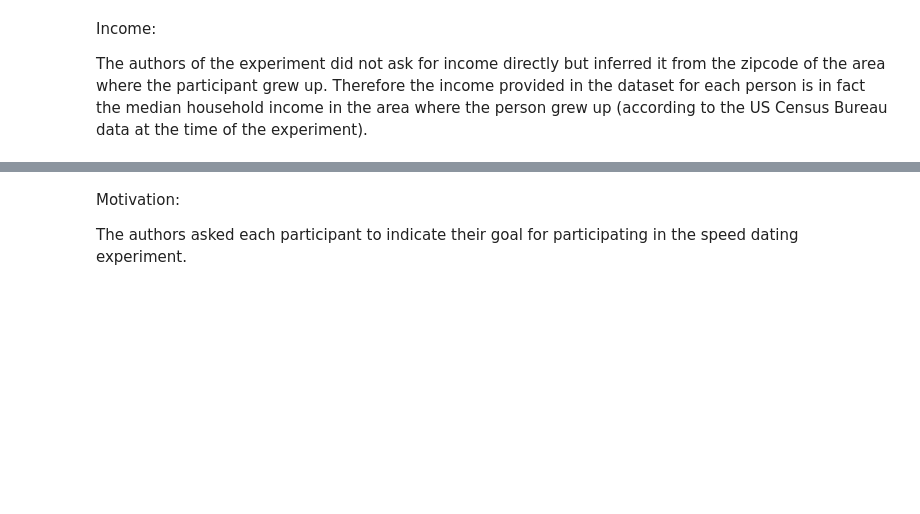
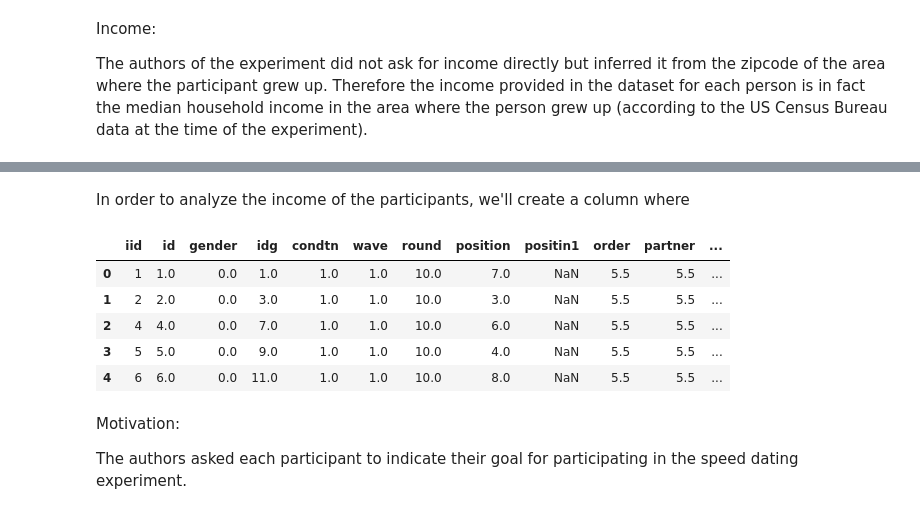
Before and after one commit to YuliyaSheichenka/Certification_Bloc_2, a Jupyter notebook: 01-Project_speed_dating_views_evolution.ipynb, the cells around one changed output, grey strips where cells are left out. Drawn from its saved outputs; the diff is of its cells as text; code cells hidden in the pictures; blank space fills up the shorter version.

```diff
--- a/01-Project_speed_dating_views_evolution.ipynb
+++ b/01-Project_speed_dating_views_evolution.ipynb
@@ -1167,0 +856,2 @@ df_iid["income"].unique
+# %%
+df_income['income'] = df_income['income'].astype(float)
@@ -1167,0 +867,2 @@ df_iid["income"].unique
+# %%
+df_income_iid = df_income.groupby("iid").mean(numeric_only=True).reset_index(drop=False)
@@ -1167,0 +923,3 @@ df_iid["income"].unique
+# %%
+df_income_iid["gender_name"] = df_income_iid['gender'].apply(lambda x: "Male" if x==1 else "Female")
+df_income_iid[['iid', 'gender', 'gender_name', 'income']].head()
@@ -1167,0 +954,32 @@ df_iid["income"].unique
+# %% [markdown]
+In order to analyze the income of the participants, we'll create a column where
+# %%
+df_income_iid['income_category'] = df_income_iid["income"].apply(lambda x: "Less than 10 000" if x<10000
+                                                    else "10 000 to 15 000" if x>=10000 and x<15000
+                                                    else "15 000 to 20 000" if x>=15000 and x<20000
+                                                    else "20 000 to 25 000" if x>=20000 and x<25000
+                                                    else "25 000 to 30 000" if x>=25000 and x<30000
+                                                    else "30 000 to 35 000" if x>=30000 and x<35000
+                                                    else "35 000 to 40 000" if x>=35000 and x<40000
+                                                    else "40 000 to 45 000" if x>=40000 and x<45000
+                                                    else "45 000 to 50 000" if x>=45000 and x<50000
+                                                    else "50 000 to 55 000" if x>=50000 and x<55000
+                                                    else "55 000 to 60 000" if x>=55000 and x<60000
+                                                    else "60 000 to 65 000" if x>=60000 and x<65000
+                                                    else "65 000 to 70 000" if x>=65000 and x<70000
+                                                    else "70 000 to 75 000" if x>=70000 and x<75000
+                                                    else "75 000 to 80 000" if x>=75000 and x<80000
+                                                    else "80 000 to 85 000" if x>=80000 and x<85000
+                                                    else "85 000 to 90 000" if x>=85000 and x<90000
+                                                    else "90 000 to 95 000" if x>=90000 and x<95000
+                                                    else "95 000 to 100 000" if x>=95000 and x<10000
+                                                    else "More than 100 000")
+# %%
+df_income_iid.head()
+# %% [output]
+|  | iid | id | gender | idg | condtn | wave | round | position | positin1 | order | partner | ... |
+| 0 | 1 | 1.0 | 0.0 | 1.0 | 1.0 | 1.0 | 10.0 | 7.0 | NaN | 5.5 | 5.5 | ... |
+| 1 | 2 | 2.0 | 0.0 | 3.0 | 1.0 | 1.0 | 10.0 | 3.0 | NaN | 5.5 | 5.5 | ... |
+| 2 | 4 | 4.0 | 0.0 | 7.0 | 1.0 | 1.0 | 10.0 | 6.0 | NaN | 5.5 | 5.5 | ... |
+| 3 | 5 | 5.0 | 0.0 | 9.0 | 1.0 | 1.0 | 10.0 | 4.0 | NaN | 5.5 | 5.5 | ... |
+| 4 | 6 | 6.0 | 0.0 | 11.0 | 1.0 | 1.0 | 10.0 | 8.0 | NaN | 5.5 | 5.5 | ... |
```
Also changed, not shown: parts of 61 cells of this notebook.
